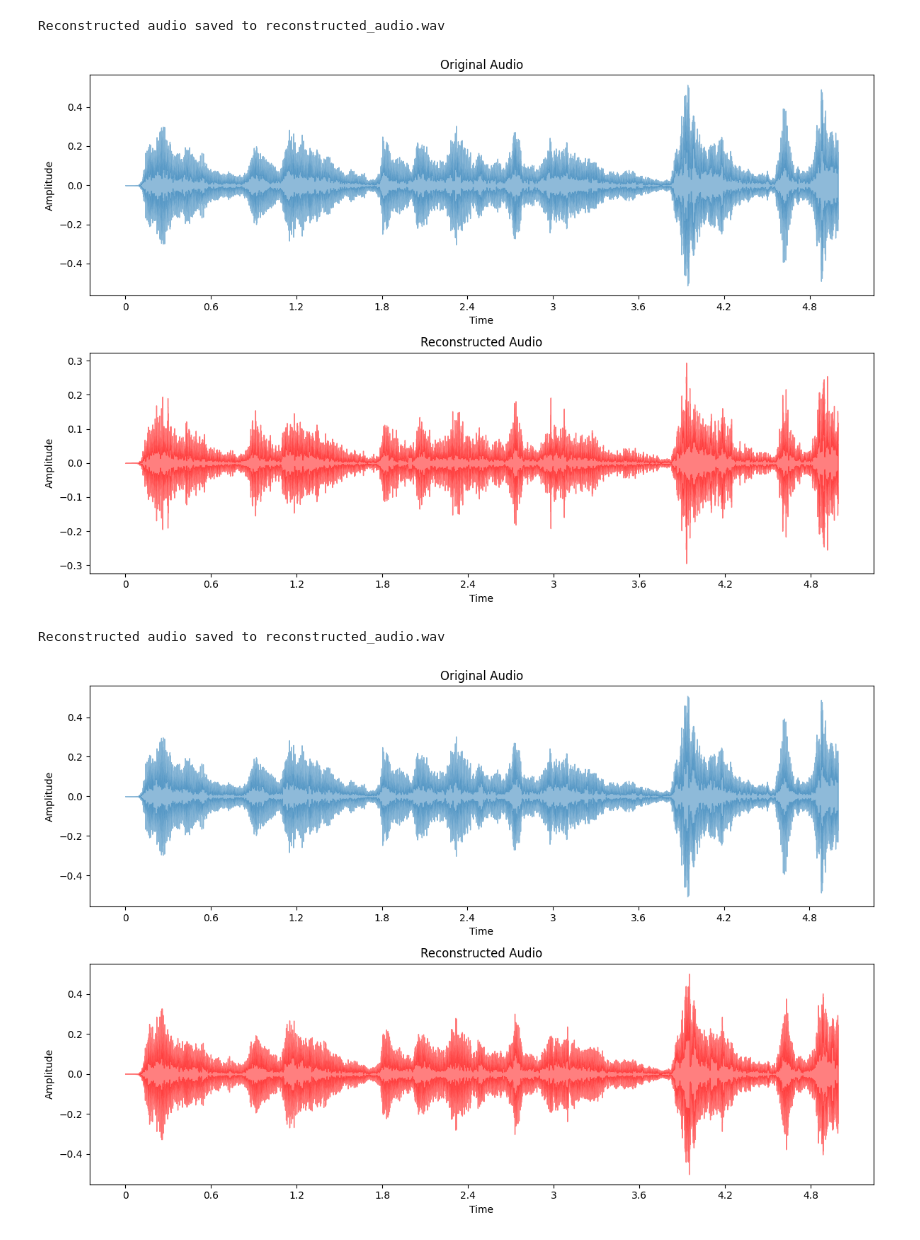
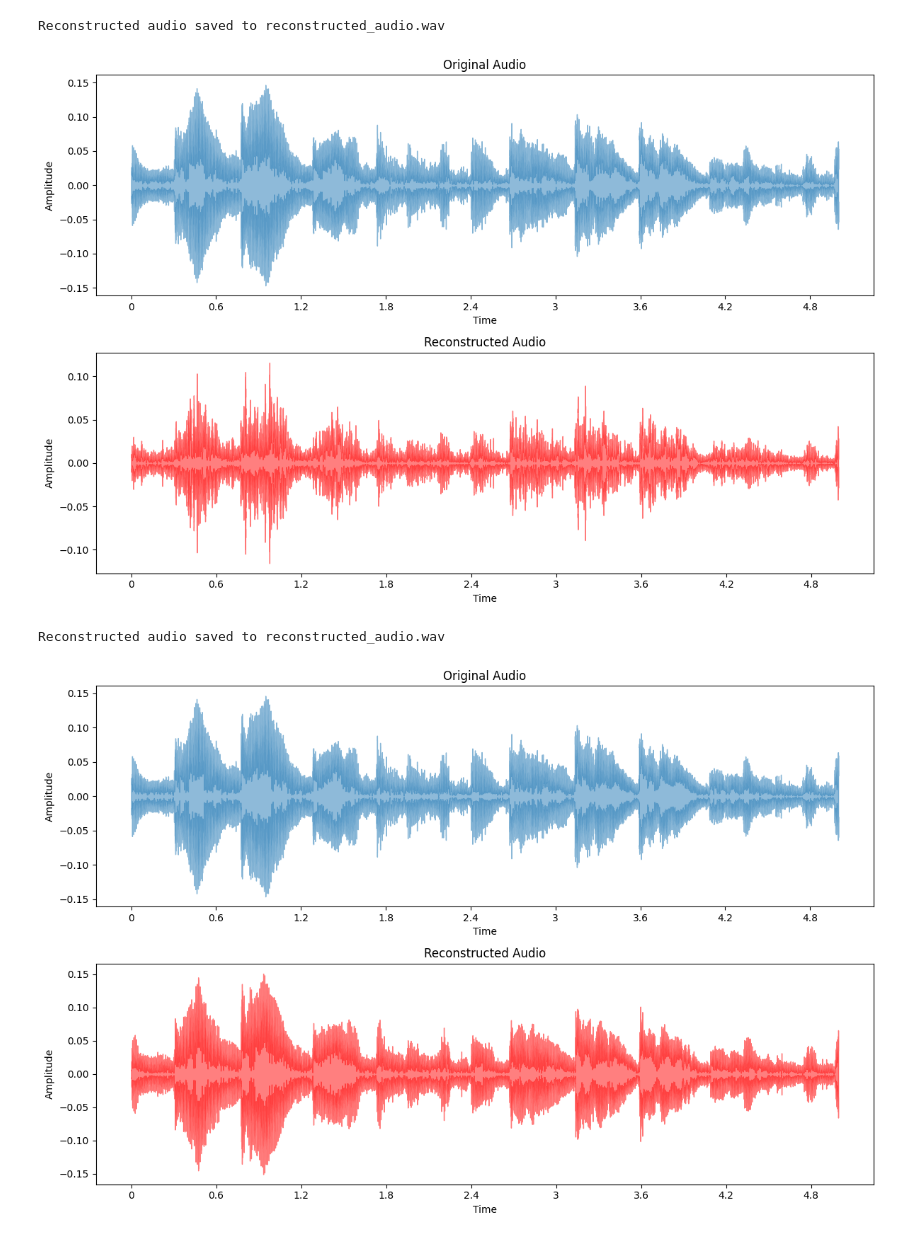
Before and after one commit to mharunturkmenoglu/aud2image, a Jupyter notebook: spec2music.ipynb, the cells around one changed output. Drawn from its saved outputs; the diff is of its cells as text; code cells hidden in the pictures.

```diff
--- a/spec2music.ipynb
+++ b/spec2music.ipynb
@@ -137,6 +138,6 @@ plot_spectrogram(audio_file)
 # %%
  # Load an example audio file
-audio_file = "samples/classical_segment_001.wav"
+audio_file = "maestro\samples\MIDI-Unprocessed_Chamber2_MID--AUDIO_09_R3_2018_wav--1_006.wav"
 y, sr = librosa.load(audio_file, sr=None)
 
 # Parameters for STFT
@@ -180,11 +181,11 @@ plt.tight_layout()
 plt.show()
 # %% [output]
 Reconstructed audio saved to reconstructed_audio.wav
-[figure, old version]
+[figure, new version]
 # %%
  # Load an example audio file
-audio_file = "samples/classical_segment_001.wav"
-y, sr = librosa.load(audio_file, sr=26200)
+audio_file = "maestro\samples\MIDI-Unprocessed_Chamber2_MID--AUDIO_09_R3_2018_wav--1_006.wav"
+y, sr = librosa.load(audio_file, sr=26200) # 26200:512, 13100:256
 
 # Parameters for STFT
 n_fft = 1024
@@ -194,42 +195,37 @@ win_length = 1024
 # Compute the STFT (spectrogram)
 stft = librosa.stft(y, n_fft=n_fft, hop_length=hop_length, win_length=win_length)
 spectrogram = np.abs(stft)
-
-# convert into float16
-# spectrogram = spectrogram.astype(dtype=np.float16)
-# spectrogram = (spectrogram * 255).astype(np.uint8)
-# spectrogram = spectrogram.astype(np.float32) / 255.0
 
 # Convert spectrogram back to audio
 reconstructed_audio = griffin_lim(
     spectrogram,
     n_fft=n_fft,
     hop_length=hop_length,
     win_length=win_length
 )
 
 # Save the reconstructed audio
 output_file = "reconstructed_audio.wav"
 sf.write(output_file, reconstructed_audio, sr)
 print(f"Reconstructed audio saved to {output_file}")
 
 # Plot the original and reconstructed signals
 plt.figure(figsize=(12, 8))
 
 plt.subplot(2, 1, 1)
 librosa.display.waveshow(y, sr=sr, alpha=0.5)
 plt.title("Original Audio")
 plt.xlabel("Time")
 plt.ylabel("Amplitude")
 
 plt.subplot(2, 1, 2)
 librosa.display.waveshow(reconstructed_audio, sr=sr, color='r', alpha=0.5)
 plt.title("Reconstructed Audio")
 plt.xlabel("Time")
 plt.ylabel("Amplitude")
 
 plt.tight_layout()
 plt.show()
 # %% [output]
 Reconstructed audio saved to reconstructed_audio.wav
-[figure, old version]
+[figure, new version]
```
Also changed, not shown: parts of 24 cells of this notebook, 1 other file.
